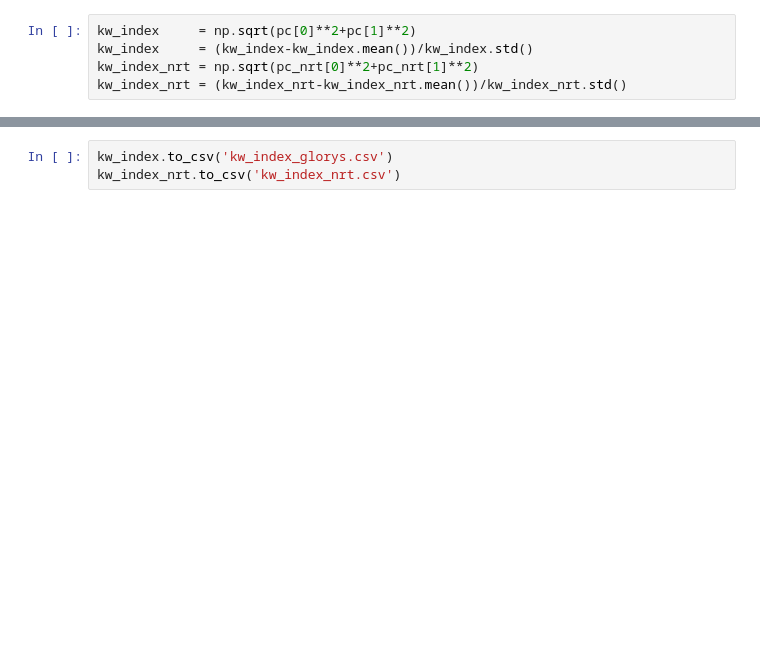
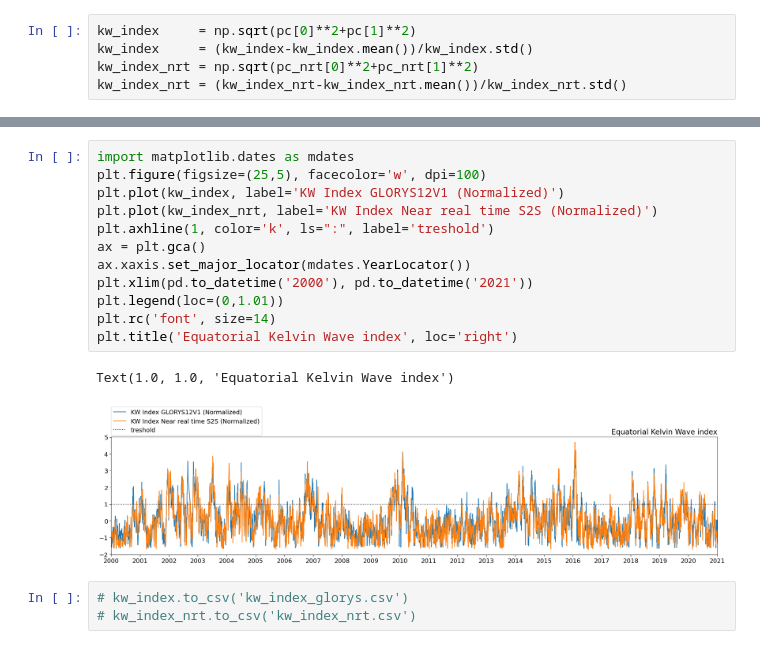
Before and after one commit to lucasglasner/S2S_CEAZA, a Jupyter notebook: kelvinwave_index.ipynb, the cells around one changed output, grey strips where cells are left out. Cells and saved outputs as stored; diff of their text form; blank space fills up the shorter version.

```diff
--- a/kelvinwave_index.ipynb
+++ b/kelvinwave_index.ipynb
@@ -137,3 +149,18 @@ plt.plot(kw_index_nrt)
+# %%
+import matplotlib.dates as mdates
+plt.figure(figsize=(25,5), facecolor='w', dpi=100)
+plt.plot(kw_index, label='KW Index GLORYS12V1 (Normalized)')
+plt.plot(kw_index_nrt, label='KW Index Near real time S2S (Normalized)')
+plt.axhline(1, color='k', ls=":", label='treshold')
+ax = plt.gca()
+ax.xaxis.set_major_locator(mdates.YearLocator())
+plt.xlim(pd.to_datetime('2000'), pd.to_datetime('2021'))
+plt.legend(loc=(0,1.01))
+plt.rc('font', size=14)
+plt.title('Equatorial Kelvin Wave index', loc='right')
+# %% [output]
+Text(1.0, 1.0, 'Equatorial Kelvin Wave index')
+[figure, added]
 # %%
-kw_index.to_csv('kw_index_glorys.csv')
-kw_index_nrt.to_csv('kw_index_nrt.csv')
+# kw_index.to_csv('kw_index_glorys.csv')
+# kw_index_nrt.to_csv('kw_index_nrt.csv')
```
Also changed, not shown: parts of 3 cells of this notebook, 4 other files.
